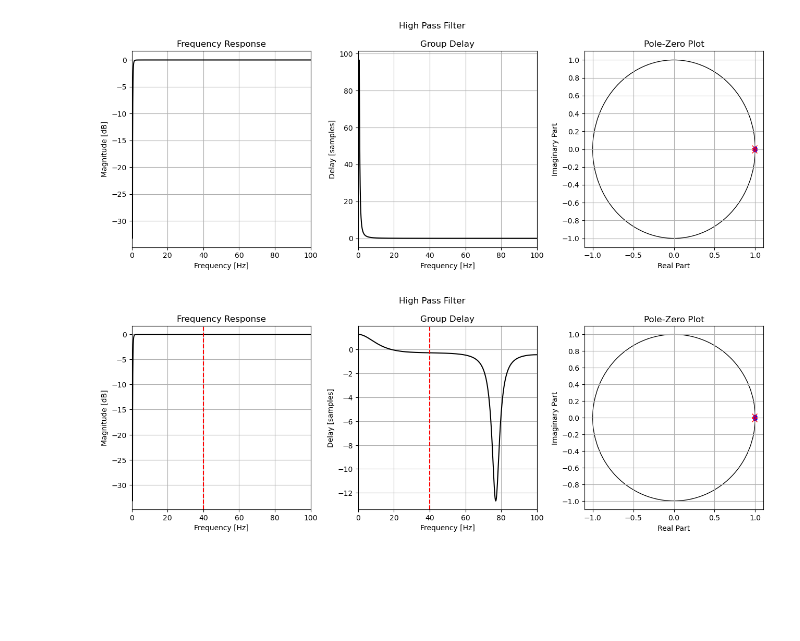
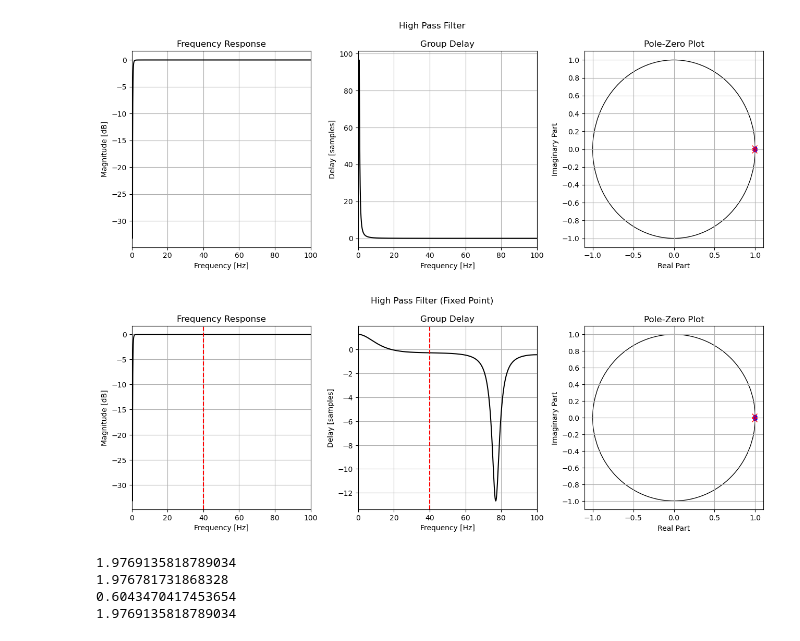
Before and after one commit to bryanmcelvy/microHeartMonitor, a Jupyter notebook: tools/filter_design/daq_filt_fixedpoint.ipynb, the cells around one changed output. Cells and saved outputs as stored; diff of their text form; code cells hidden in the pictures; blank space fills up the shorter version.

```diff
--- a/tools/filter_design/daq_filt_fixedpoint.ipynb
+++ b/tools/filter_design/daq_filt_fixedpoint.ipynb
@@ -10,4 +10,4 @@ from filt_plot_funcs import *
 # %%
 fs = 200
 # %%
-scale_factor = 3.3
+SCALE_FACTOR = 3.3
@@ -38,9 +29,9 @@ print(max(b_high))
 # %%
 fig_low_q31, axs_low_q31 = plt.subplots(1, 3, tight_layout=True, figsize=[13, 4.75])
-plot_freq_domain(b_low_q31, a_low_q31, fs=fs, in_dB=True, ax1=axs_low_q31[0], ax2=axs_low_q31[1], filt_name='Low Pass Filter')
+plot_freq_domain(b_low_q31, a_low_q31, fs=fs, in_dB=True, ax1=axs_low_q31[0], ax2=axs_low_q31[1], filt_name='Low Pass Filter (Fixed Point)')
 plot_pole_zero(b_low_q31, a_low_q31, ax=axs_low_q31[2])
 
-axs_low_q31[0].set_ylim([-85, 5])
+axs_low_q31[0].set_ylim([-80, 10])
 
 for ax in axs_low_q31:
     plt.sca(ax)
@@ -58,15 +49,26 @@ plot_pole_zero(b_high, a_high, ax=axs_high[2])
 # %% [output]
 [figure]
 # %%
-b_high_q31 = cmsis.arm_float_to_q31(b_high / scale_factor)
-a_high_q31 = cmsis.arm_float_to_q31(a_high / scale_factor)
+b_high_q31 = cmsis.arm_float_to_q31(b_high / SCALE_FACTOR)
+a_high_q31 = cmsis.arm_float_to_q31(a_high / SCALE_FACTOR)
 # %%
 fig_high_q31, axs_high_q31 = plt.subplots(1, 3, tight_layout=True, figsize=[13, 4.75])
-plot_freq_domain(b_high_q31, a_high_q31, fs=fs, in_dB=True, ax1=axs_high_q31[0], ax2=axs_high_q31[1], filt_name='High Pass Filter')
+plot_freq_domain(b_high_q31, a_high_q31, fs=fs, in_dB=True, ax1=axs_high_q31[0], ax2=axs_high_q31[1], filt_name='High Pass Filter (Fixed Point)')
 plot_pole_zero(b_high_q31, a_high_q31, ax=axs_high_q31[2])
 
 for ax in axs_high_q31[:-1]:
     plt.sca(ax)
     plt.axvline(40, linestyle='--', color='r')
 # %% [output]
-[figure, old version]
+[figure, new version]
+# %%
+print(max(np.abs(b_high)))
+print(max(np.abs(a_high)))
+
+print(max(np.abs(b_low)))
+print(max(np.abs(b_high)))
+# %% [output]
+1.9769135818789034
+1.976781731868328
+0.6043470417453654
+1.9769135818789034
```
Also changed, not shown: parts of 14 cells of this notebook.
